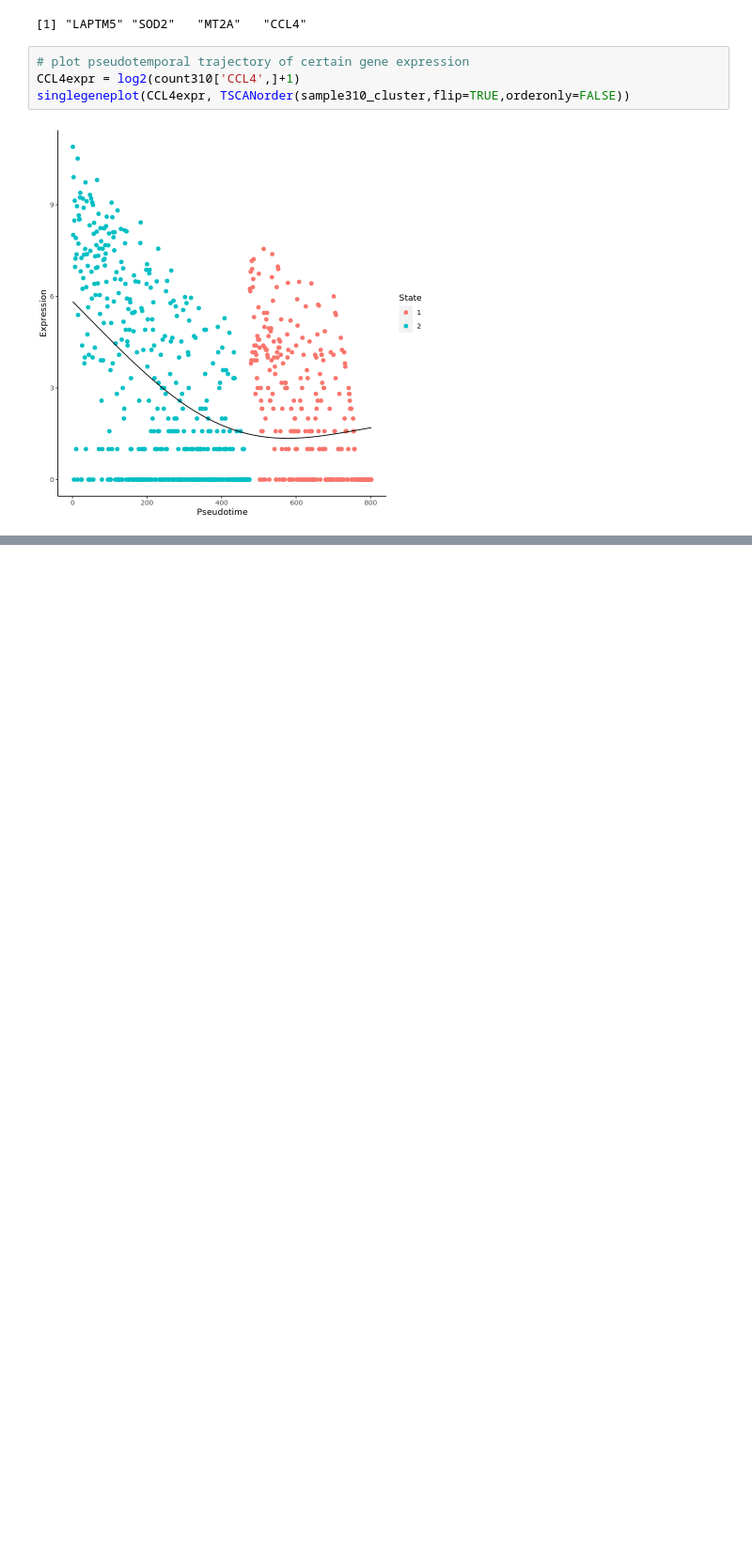
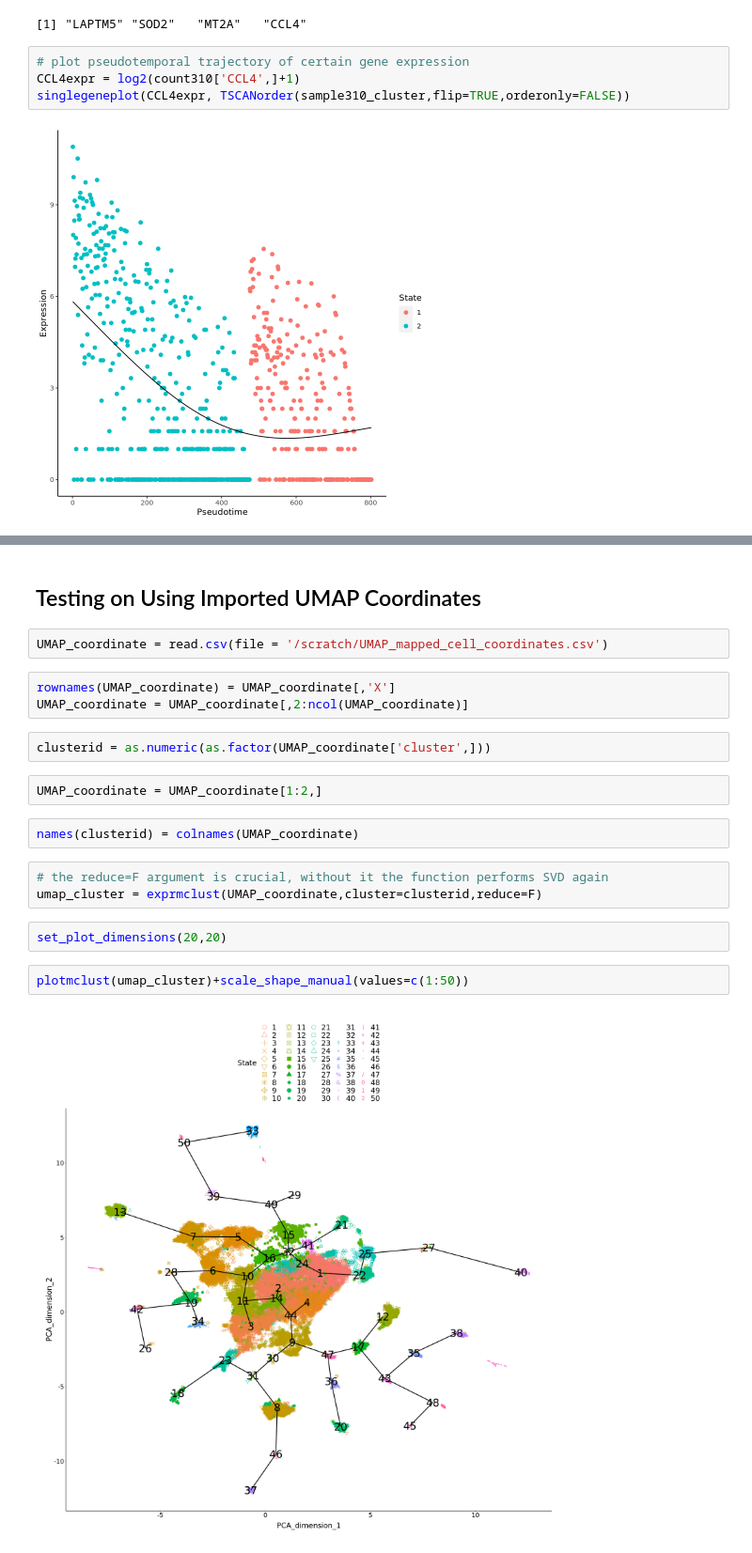
Before and after one commit to duke-chsi-informatics/iyer_tumor, a Jupyter notebook: part10_Test_TSCAN.ipynb, the cells around one changed output, grey strips where cells are left out. Shown at 94% size. Saved outputs shown, nothing was run; the diff lists cells and outputs as text; blank space fills up the shorter version.

```diff
--- a/part10_Test_TSCAN.ipynb
+++ b/part10_Test_TSCAN.ipynb
@@ -71,0 +101,22 @@ singlegeneplot(CCL4expr, TSCANorder(sample310_cluster,flip=TRUE,orderonly=FALSE)
+# %% [markdown]
+## Testing on Using Imported UMAP Coordinates
+# %%
+UMAP_coordinate = read.csv(file = '/scratch/UMAP_mapped_cell_coordinates.csv')
+# %%
+rownames(UMAP_coordinate) = UMAP_coordinate[,'X']
+UMAP_coordinate = UMAP_coordinate[,2:ncol(UMAP_coordinate)]
+# %%
+clusterid = as.numeric(as.factor(UMAP_coordinate['cluster',]))
+# %%
+UMAP_coordinate = UMAP_coordinate[1:2,]
+# %%
+names(clusterid) = colnames(UMAP_coordinate)
+# %%
+# the reduce=F argument is crucial, without it the function performs SVD again
+umap_cluster = exprmclust(UMAP_coordinate,cluster=clusterid,reduce=F)
+# %%
+set_plot_dimensions(20,20)
+# %%
+plotmclust(umap_cluster)+scale_shape_manual(values=c(1:50))
+# %% [output]
+[figure, added]
```
Also changed, not shown: parts of 17 cells of this notebook, 8 other files.
